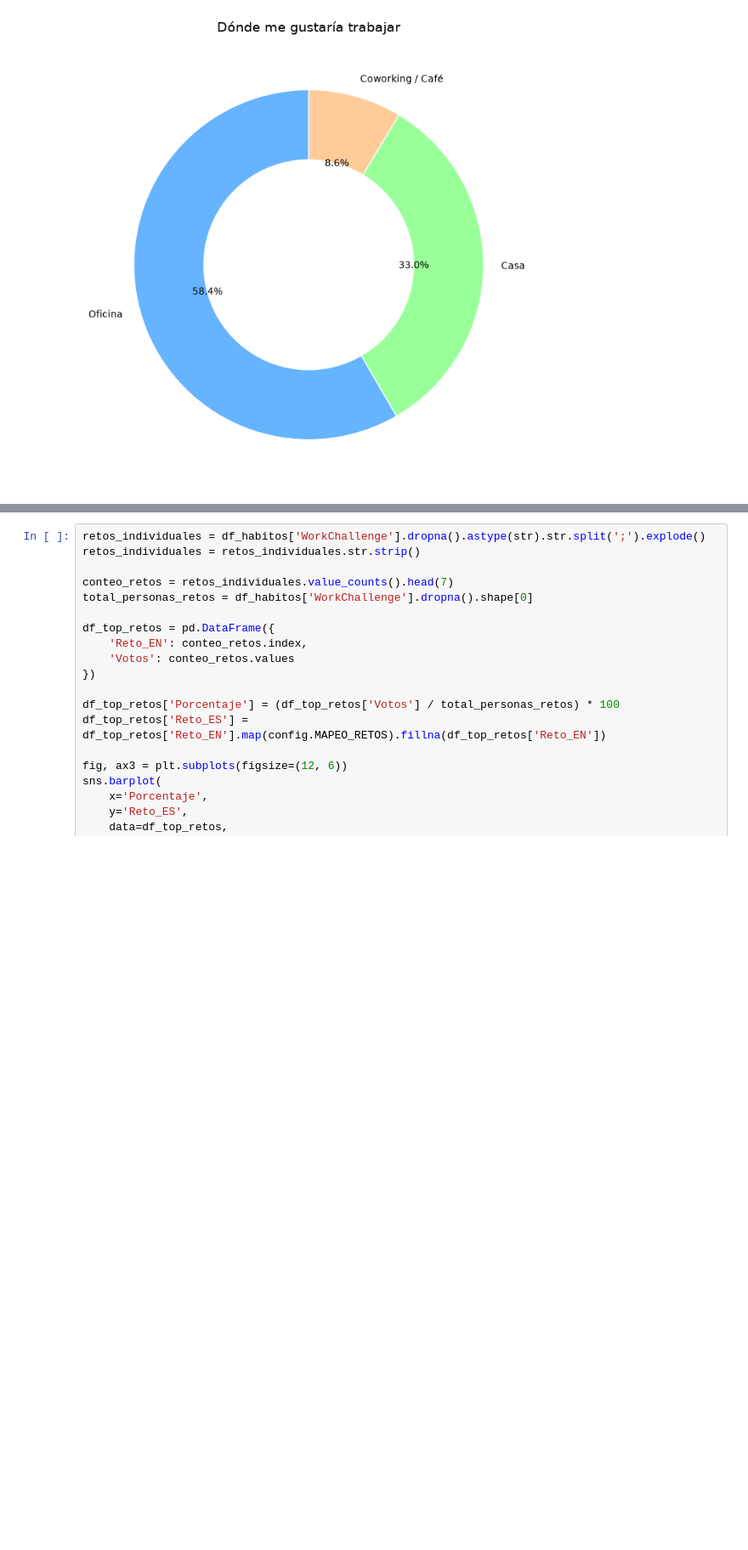
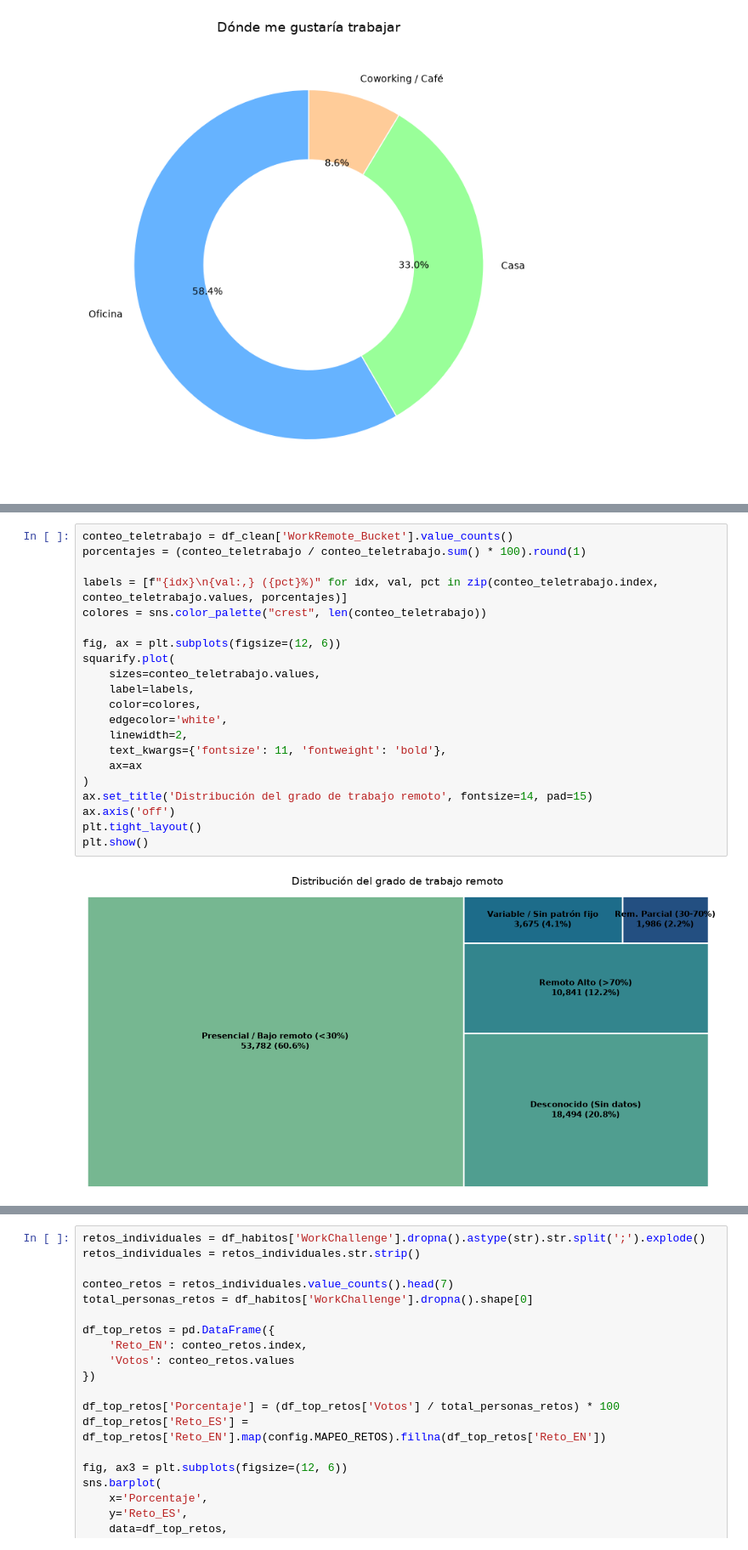
Before and after one commit to Miguel-Angel-SM-Camacho/tfm-miguel-angel, a Jupyter notebook: notebooks/SOFT SKILLS/01_EDA_Limpieza_SOFT_SKILLS.ipynb, the cells around one changed output, grey strips where cells are left out. Shown at 85% size. Drawn from its saved outputs; the diff is of its cells as text; blank space fills up the shorter version.

```diff
--- a/notebooks/SOFT SKILLS/01_EDA_Limpieza_SOFT_SKILLS.ipynb
+++ b/notebooks/SOFT SKILLS/01_EDA_Limpieza_SOFT_SKILLS.ipynb
@@ -619,0 +671,23 @@ plt.show()
+# %%
+conteo_teletrabajo = df_clean['WorkRemote_Bucket'].value_counts()
+porcentajes = (conteo_teletrabajo / conteo_teletrabajo.sum() * 100).round(1)
+
+labels = [f"{idx}\n{val:,} ({pct}%)" for idx, val, pct in zip(conteo_teletrabajo.index, conteo_teletrabajo.values, porcentajes)]
+colores = sns.color_palette("crest", len(conteo_teletrabajo))
+
+fig, ax = plt.subplots(figsize=(12, 6))
+squarify.plot(
+    sizes=conteo_teletrabajo.values,
+    label=labels,
+    color=colores,
+    edgecolor='white',
+    linewidth=2,
+    text_kwargs={'fontsize': 11, 'fontweight': 'bold'},
+    ax=ax
+)
+ax.set_title('Distribución del grado de trabajo remoto', fontsize=14, pad=15)
+ax.axis('off')
+plt.tight_layout()
+plt.show()
+# %% [output]
+[figure, added]
```
Also changed, not shown: parts of 36 cells of this notebook, 6 other files.
